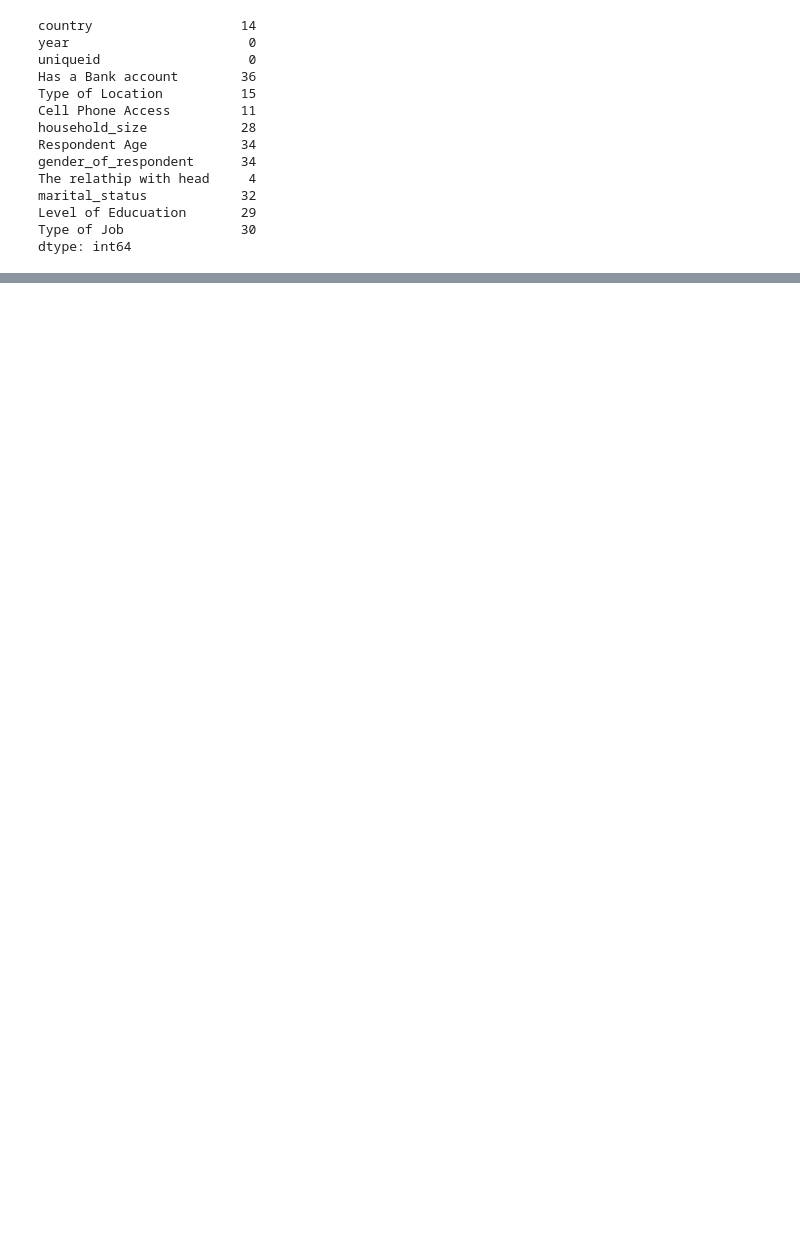
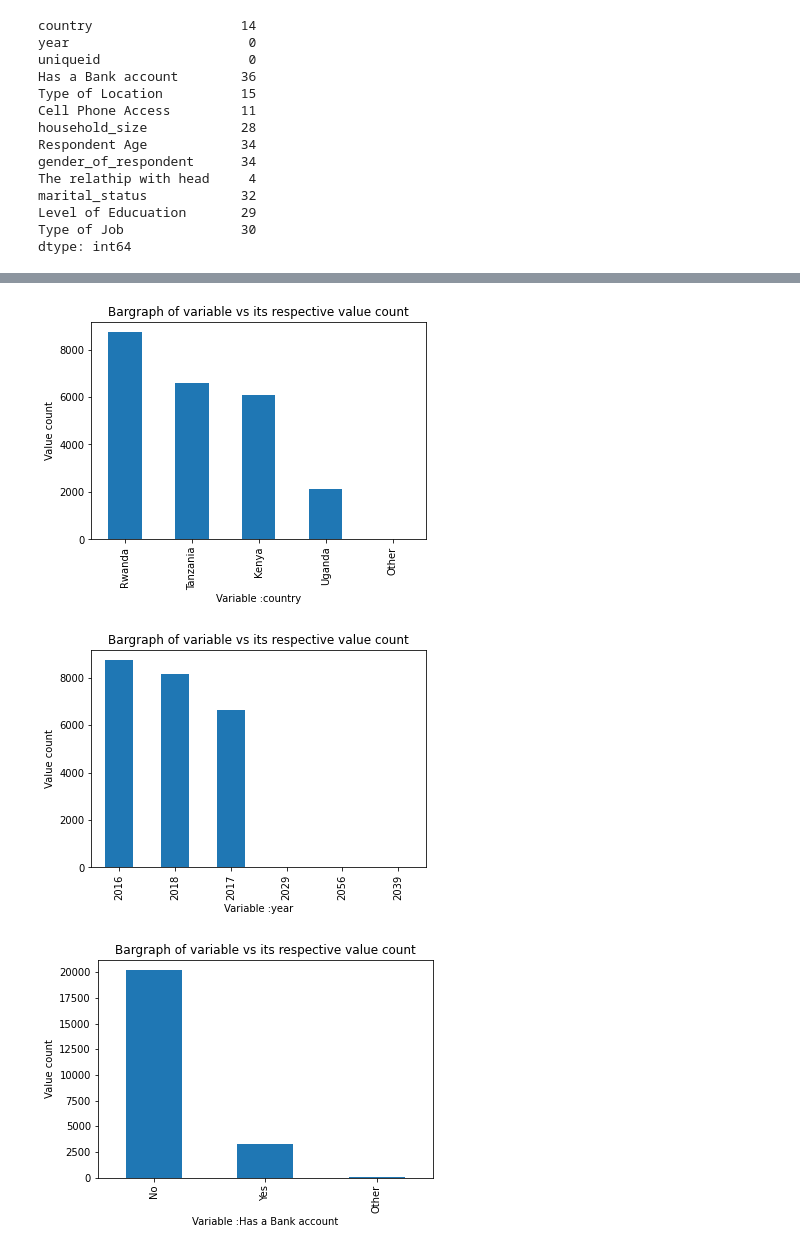
Before and after one commit to mukami3juma/financial-inclusivity, a Jupyter notebook: financial-inclusion.ipynb, the cells around one changed output, grey strips where cells are left out. Saved outputs shown, nothing was run; the diff lists cells and outputs as text; code cells hidden in the pictures; blank space fills up the shorter version.

```diff
--- a/financial-inclusion.ipynb
+++ b/financial-inclusion.ipynb
@@ -173,0 +261,17 @@ plt.show()
+# %%
+# plotting bar graph with respect to variables
+df = data1.drop('Respondent Age', axis = 1)
+df1 = df.drop('uniqueid', axis = 1)
+def bar():
+  for x in df1:
+    if x == x:
+      df1[x].value_counts().plot(kind = 'bar')
+      plt.xlabel('Variable :'+ x)
+      plt.ylabel('Value count')
+      plt.title('Bargraph of variable vs its respective value count')
+      plt.show()
+bar()
+# %% [output]
+[figure, added]
+[figure, added]
+[figure, added]
```
Also changed, not shown: parts of 40 cells of this notebook.
